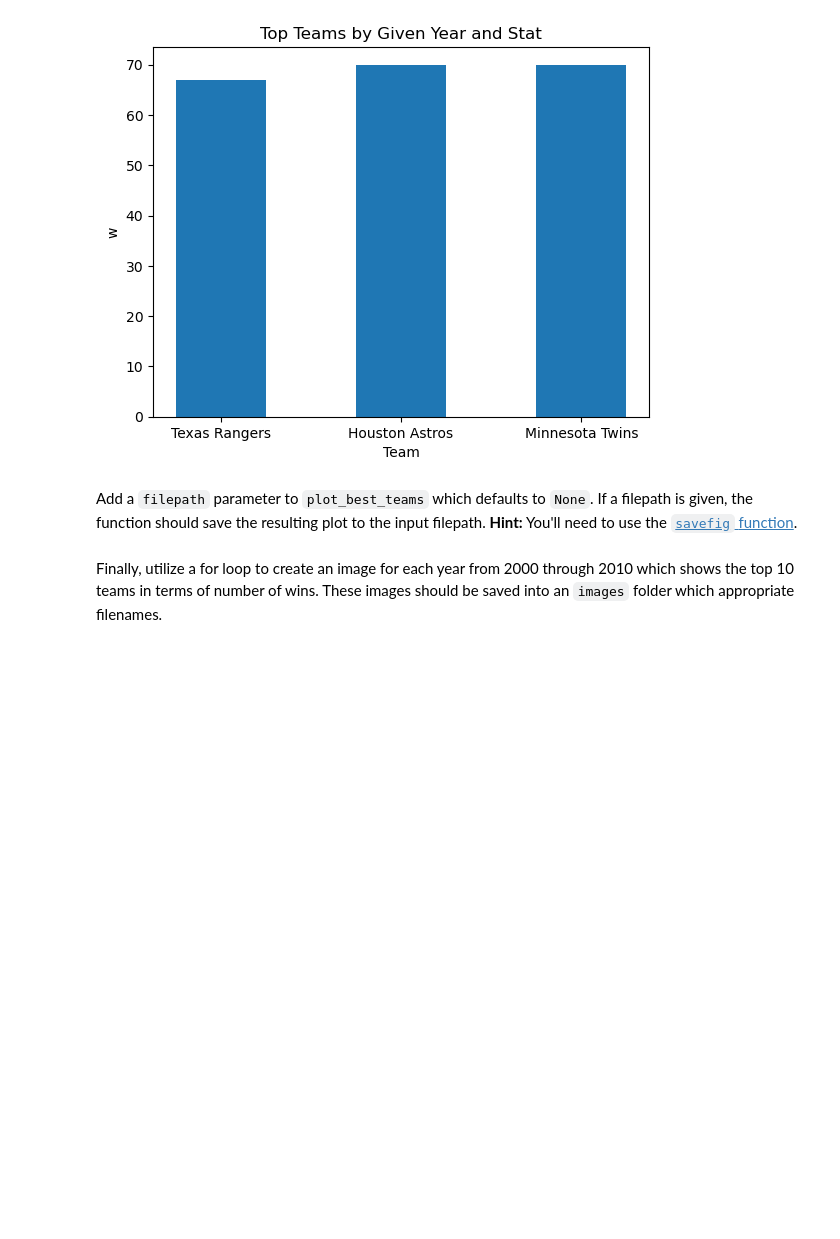
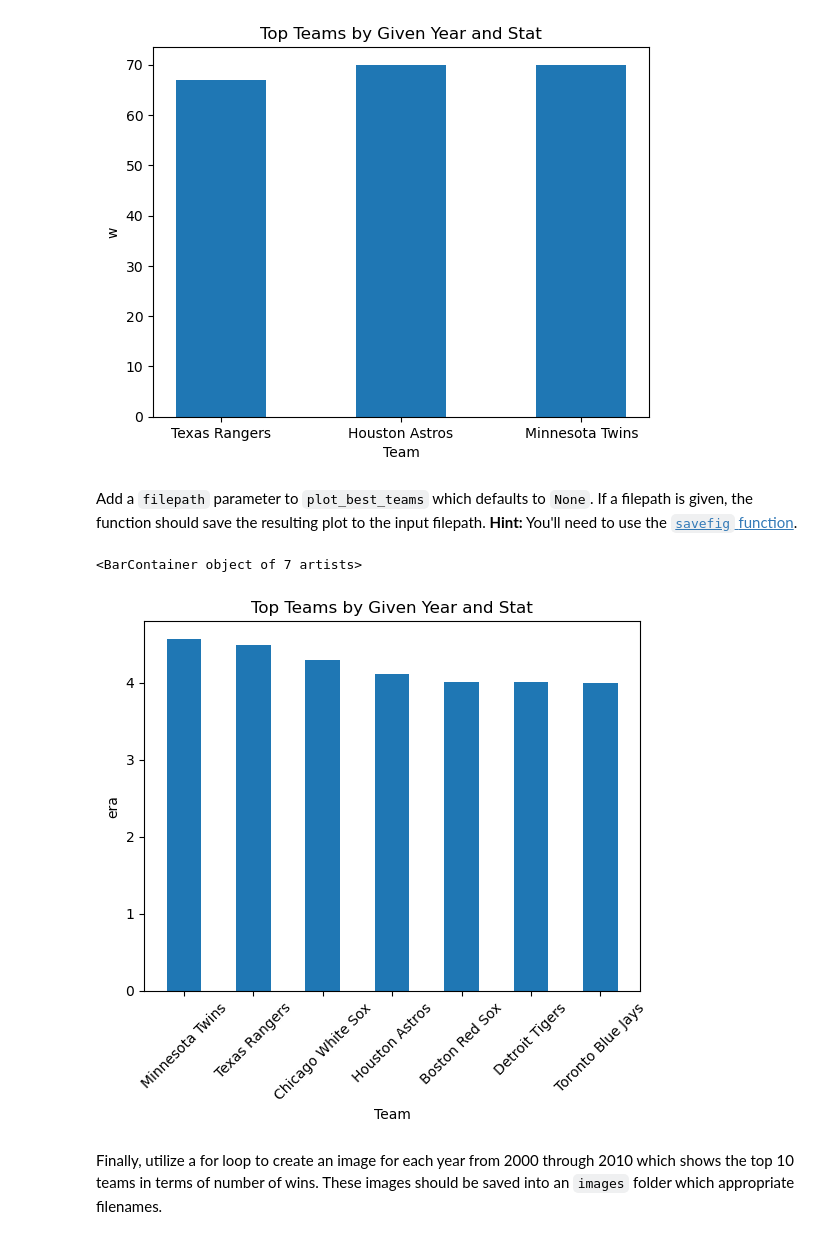
Before and after one commit to NSS-Data-Analytics-Cohort-10/loops-and-functions-rushichokshi, a Jupyter notebook: notebooks/Loops_and_Functions_Practice_DA10.ipynb, the cells around one changed output. Cells and saved outputs as stored; diff of their text form; code cells hidden in the pictures; blank space fills up the shorter version.

```diff
--- a/notebooks/Loops_and_Functions_Practice_DA10.ipynb
+++ b/notebooks/Loops_and_Functions_Practice_DA10.ipynb
@@ -312,3 +310,19 @@ Add a `filepath` parameter to `plot_best_teams` which defaults to `None`. If a f
+# %%
+def plot_best_teams_2(year,n=5,league=['AL','NL'],stat='w',ascending=False,filepath=None):
+    """plots the top or bottom n teams of a given year, stat, and league(both by default)"""
+    plot_best_teams_var = teams[(teams['yearid']==year)&(teams['lgid']==league)].sort_values(stat,ascending=ascending)[['yearid','name',stat,'lgid']].head(n)
+    barchart2= plt.bar(plot_best_teams_var['name'],plot_best_teams_var[stat],width=.5)
+    plt.xlabel('Team')
+    plt.ylabel(stat)
+    plt.title('Top Teams by Given Year and Stat')
+    plt.xticks(rotation=45)
+    plt.savefig(filepath)
+    return barchart2
+# %%
+plot_best_teams_2(year=2014,n=7,league='AL',stat='era',filepath='loopsfigure')
+# %% [output]
+<BarContainer object of 7 artists>
+[figure, added]
 # %% [markdown]
 Finally, utilize a for loop to create an image for each year from 2000 through 2010 which shows the top 10 teams in terms of number of wins. These images should be saved into an `images` folder which appropriate filenames.
 # %%
```
Also changed, not shown: parts of 1 cell of this notebook, 2 other files.
